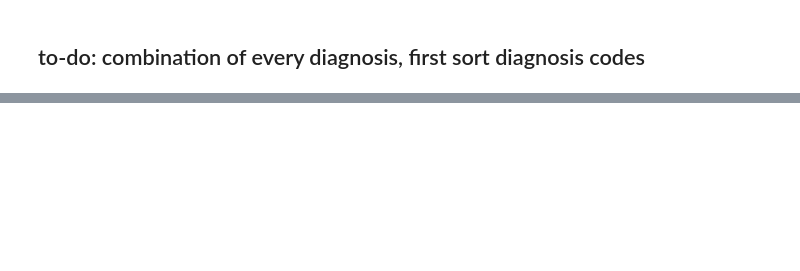
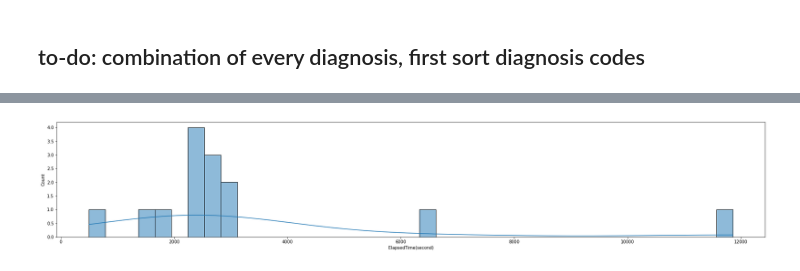
Before and after one commit to furkaneneseren/Datathon-Borda, a Jupyter notebook: surgery-datathon.ipynb, the cells around one changed output, grey strips where cells are left out. Drawn from its saved outputs; the diff is of its cells as text; code cells hidden in the pictures; blank space fills up the shorter version.

```diff
--- a/surgery-datathon.ipynb
+++ b/surgery-datathon.ipynb
@@ -903,0 +909,6 @@ df
+# %%
+fig, ax = plt.subplots(figsize=(30, 5))
+sns.histplot(x="ElapsedTime(second)", data=df2, kde=True)
+plt.show()
+# %% [output]
+[figure, added]
```
Also changed, not shown: parts of 14 cells of this notebook.
